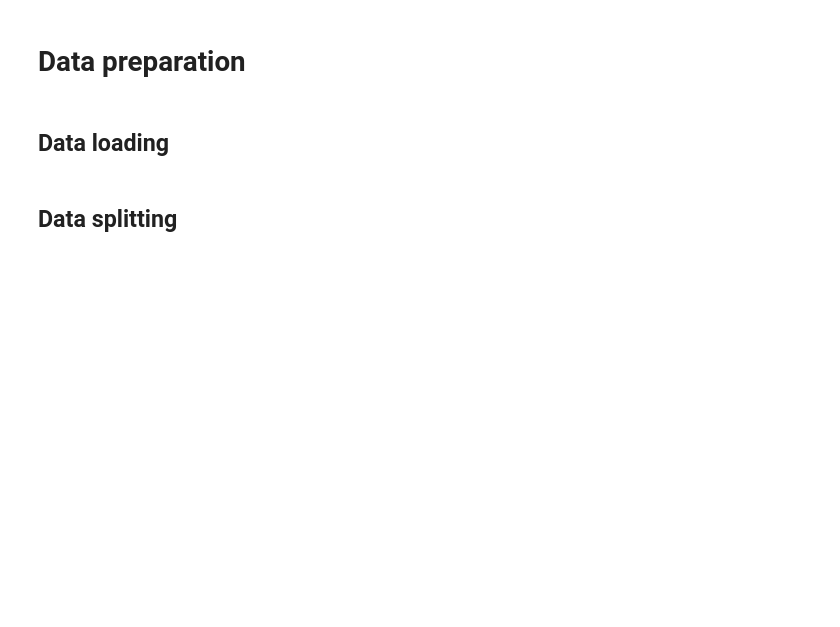
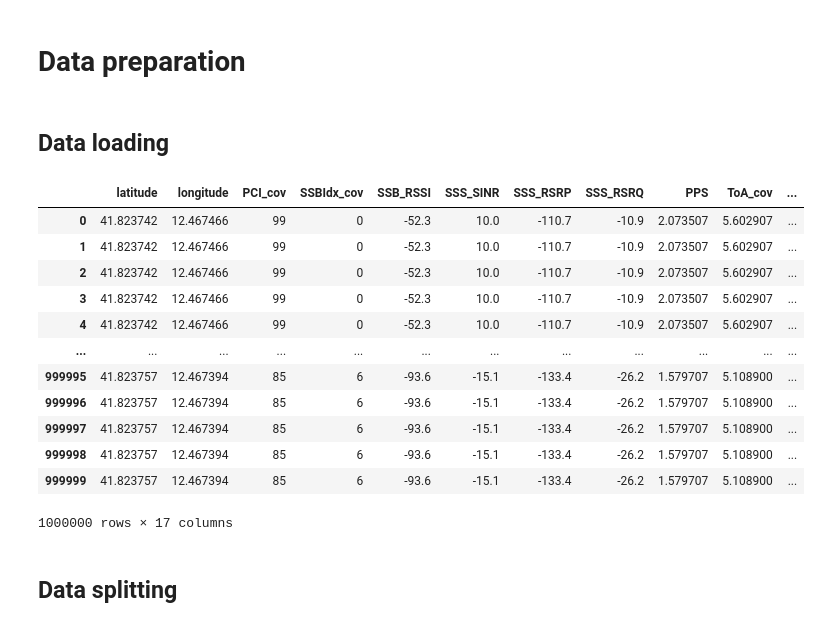
Before and after one commit to Andreas-Espelund/ML_localization_5G, a Jupyter notebook: notebook.ipynb, the cells around one changed output. Drawn from its saved outputs; the diff is of its cells as text; code cells hidden in the pictures; blank space fills up the shorter version.

```diff
--- a/notebook.ipynb
+++ b/notebook.ipynb
@@ -7,11 +7,29 @@
 # %%
 import pandas as pd
 import numpy as np
 import matplotlib.pyplot as plt
 
 # load the coverage and cir datasets
 
-df = pd.read_csv('data/5G_cov_cir_C1_interpolated.csv')
+df = pd.read_csv('data/5G_cov_cir_C1_interpolated_100000.csv')
+
+
+
+df
+# %% [output]
+|  | latitude | longitude | PCI_cov | SSBIdx_cov | SSB_RSSI | SSS_SINR | SSS_RSRP | SSS_RSRQ | PPS | ToA_cov | ... |
+| 0 | 41.823742 | 12.467466 | 99 | 0 | -52.3 | 10.0 | -110.7 | -10.9 | 2.073507 | 5.602907 | ... |
+| 1 | 41.823742 | 12.467466 | 99 | 0 | -52.3 | 10.0 | -110.7 | -10.9 | 2.073507 | 5.602907 | ... |
+| 2 | 41.823742 | 12.467466 | 99 | 0 | -52.3 | 10.0 | -110.7 | -10.9 | 2.073507 | 5.602907 | ... |
+| 3 | 41.823742 | 12.467466 | 99 | 0 | -52.3 | 10.0 | -110.7 | -10.9 | 2.073507 | 5.602907 | ... |
+| 4 | 41.823742 | 12.467466 | 99 | 0 | -52.3 | 10.0 | -110.7 | -10.9 | 2.073507 | 5.602907 | ... |
+| ... | ... | ... | ... | ... | ... | ... | ... | ... | ... | ... | ... |
+| 999995 | 41.823757 | 12.467394 | 85 | 6 | -93.6 | -15.1 | -133.4 | -26.2 | 1.579707 | 5.108900 | ... |
+| 999996 | 41.823757 | 12.467394 | 85 | 6 | -93.6 | -15.1 | -133.4 | -26.2 | 1.579707 | 5.108900 | ... |
+| 999997 | 41.823757 | 12.467394 | 85 | 6 | -93.6 | -15.1 | -133.4 | -26.2 | 1.579707 | 5.108900 | ... |
+| 999998 | 41.823757 | 12.467394 | 85 | 6 | -93.6 | -15.1 | -133.4 | -26.2 | 1.579707 | 5.108900 | ... |
+| 999999 | 41.823757 | 12.467394 | 85 | 6 | -93.6 | -15.1 | -133.4 | -26.2 | 1.579707 | 5.108900 | ... |
+1000000 rows × 17 columns
 # %% [markdown]
 ## Data splitting
 # %%
```
Also changed, not shown: parts of 5 cells of this notebook, 2 other files.
